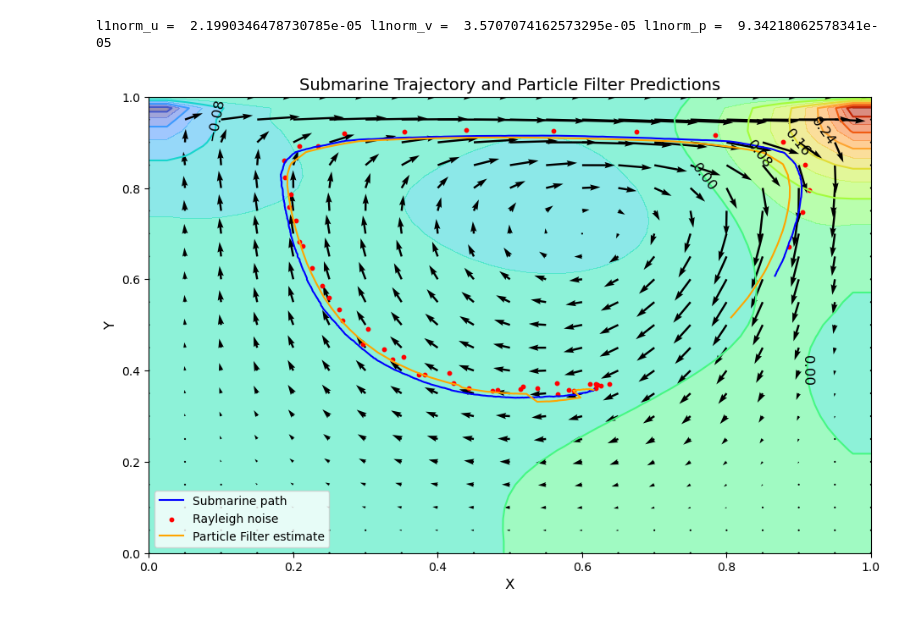
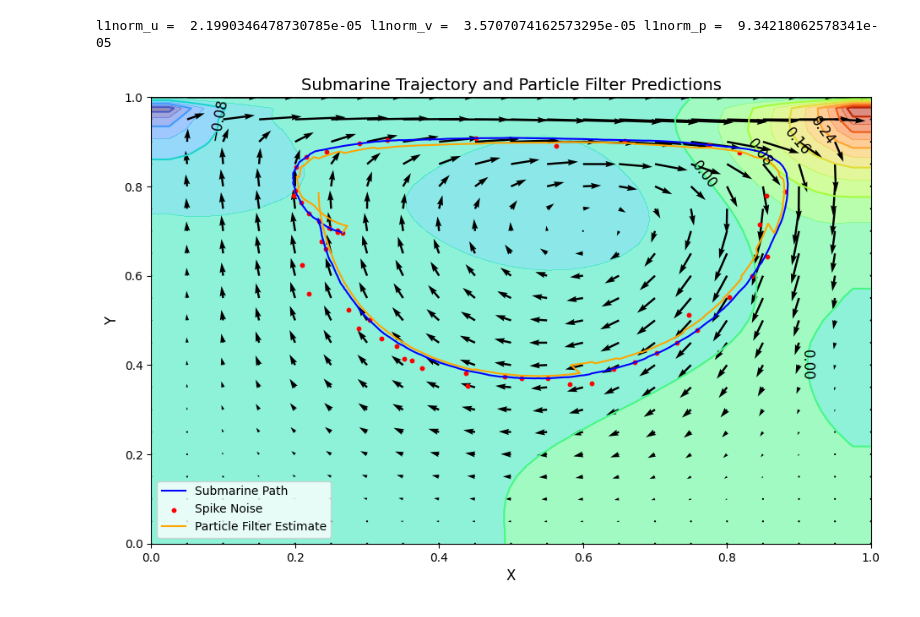
Before and after one commit to josephdutoit/ParticleFilter, a Jupyter notebook: DuToit-Harris-Escobar_ParticleFilter.ipynb, the cells around one changed output. Drawn from its saved outputs; the diff is of its cells as text; code cells hidden in the pictures.

Commit message:
1D weights and spike noise

```diff
--- a/DuToit-Harris-Escobar_ParticleFilter.ipynb
+++ b/DuToit-Harris-Escobar_ParticleFilter.ipynb
@@ -42,7 +41,7 @@ print("Reynold's number =", c*length/nu)
 Reynold's number = 100.0
 # %%
 def spike_noise(spike_prob, min_val, max_val):
-    noise = np.random.choice([0, 1])
+    noise = np.random.choice([0, 1], p=[1 - spike_prob, spike_prob])
     spike = np.random.uniform(min_val, max_val)
     return noise * spike
 
@@ -57,6 +56,7 @@ class Submarine():
         self.model_vel = []
         self.noised_pos = []
         self.noised_vel = []
+        self.noise_type = noise_type
 
         self.nx = nx
         self.ny = ny
@@ -69,6 +69,8 @@ class Submarine():
             self.noise_dist = rayleigh(scale=self.scale)
         if noise_type == "rician":
             self.noise_dist = rice(b=0.0001)
+        if noise_type == "spike":
+            self.noise_dist = spike_noise
 
         self.process_noise_dist = lambda : spike_noise(spike_prob=0.3, min_val=-0.0005, max_val=0.0005)
 
@@ -83,16 +85,20 @@ class Submarine():
         self.model_vel.append([self.u, self.v])
 
     def ping_noisy_signal(self):
-        self.noised_pos.append([self.x + self.noise_dist.rvs(1),
+        if self.noise_type == "spike":
+            self.noised_pos.append([self.x + np.array([self.noise_dist(0.3, -0.05, 0.0005)]),
+                                    self.y + np.array([self.noise_dist(0.3, -0.05, 0.0005)])])
+        else:
+            self.noised_pos.append([self.x + self.noise_dist.rvs(1),
                                     self.y + self.noise_dist.rvs(1)])
 
-sub = Submarine(nx, ny, scale=1e-2, noise_type='rayleigh')
+sub = Submarine(nx, ny, scale=1e-2, noise_type='spike')
 # %%
 class ParticleFilter():
     def __init__(self, num_particles, mean, cov=0.05*np.eye(2)):
         self.num_particles = num_particles
         self.particles = multivariate_normal.rvs(mean=mean, cov=cov, size=num_particles)
-        self.weights = np.ones((num_particles, 2)) / num_particles
+        self.weights = np.ones(num_particles) / num_particles
         self.estimates = []
         self.vars = []
 
@@ -120,7 +126,7 @@ class ParticleFilter():
         idxs = multinomial.rvs(n=self.num_particles, p=self.weights.reshape(-1))
         self.particles = self.particles[idxs]
 
-        self.weights = np.ones_like(self.particles) / self.num_particles
+        self.weights = np.ones_like(self.weights) / self.num_particles
 
 filter = ParticleFilter(num_particles=1000, mean=[sub.x, sub.y], cov=np.eye(2)*0.001)
 # %%
@@ -282,32 +287,32 @@ l1norm_u =  2.1990346478730785e-05 l1norm_v =  3.5707074162573295e-05 l1norm_p =
 # %%
 # Create figure and set dpi and figure size
 fig = plt.figure(figsize=(11,7), dpi=100)
 
 # Contourf plot for pressure field with colorbar
 cf = plt.contourf(X, Y, p, alpha=0.5, cmap='turbo', levels=20)
 # plt.colorbar(cf, label='Pressure')
 
 # Contour plot for pressure field outlines
 contour = plt.contour(X, Y, p, cmap='turbo', levels=10)
 plt.clabel(contour, inline=False, fontsize=12, colors = 'black')
 
 # Quiver plot for velocity field
 quiv = plt.quiver(X[::2, ::2], Y[::2, ::2], u[::2, ::2], v[::2, ::2])
 
 # Setting labels for the x and y axes
 plt.xlabel('X', fontsize=12)
 plt.ylabel('Y', fontsize=12)
 
-plt.plot(*zip(*sub.model_pos), color='blue', label='Submarine path')
-plt.scatter(*zip(*sub.noised_pos), color='red', s=10, label='Rayleigh noise')
+plt.plot(*zip(*sub.model_pos), color='blue', label='Submarine Path')
+plt.scatter(*zip(*sub.noised_pos), color='red', s=10, label='Spike Noise')
 
-plt.plot(*zip(*filter.estimates), color='orange', label='Particle Filter estimate')
+plt.plot(*zip(*filter.estimates), color='orange', label='Particle Filter Estimate')
 
 # Setting the title for the plot
 plt.title('Submarine Trajectory and Particle Filter Predictions', fontsize=14)
 
 # Display the plot
 plt.legend()
 plt.show()
 # %% [output]
-[figure, old version]
+[figure, new version]
```
Also changed, not shown: parts of 2 cells of this notebook.
